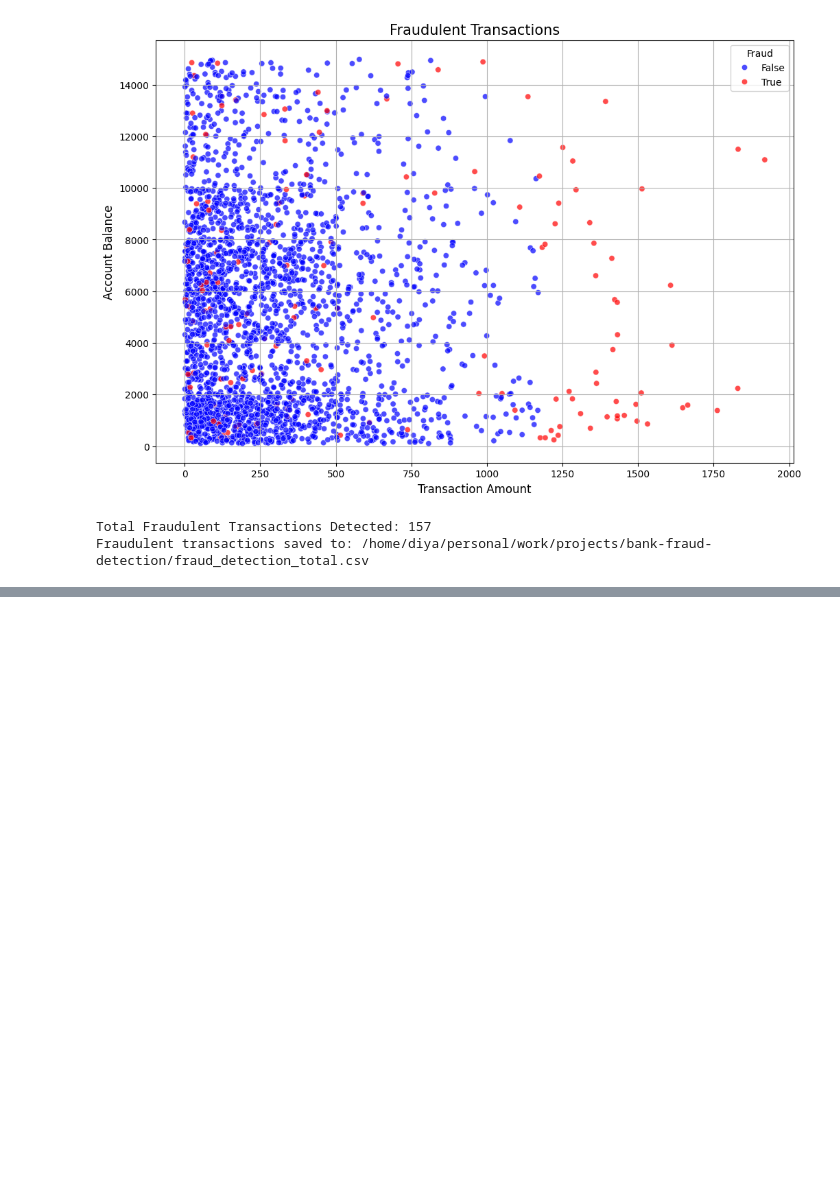
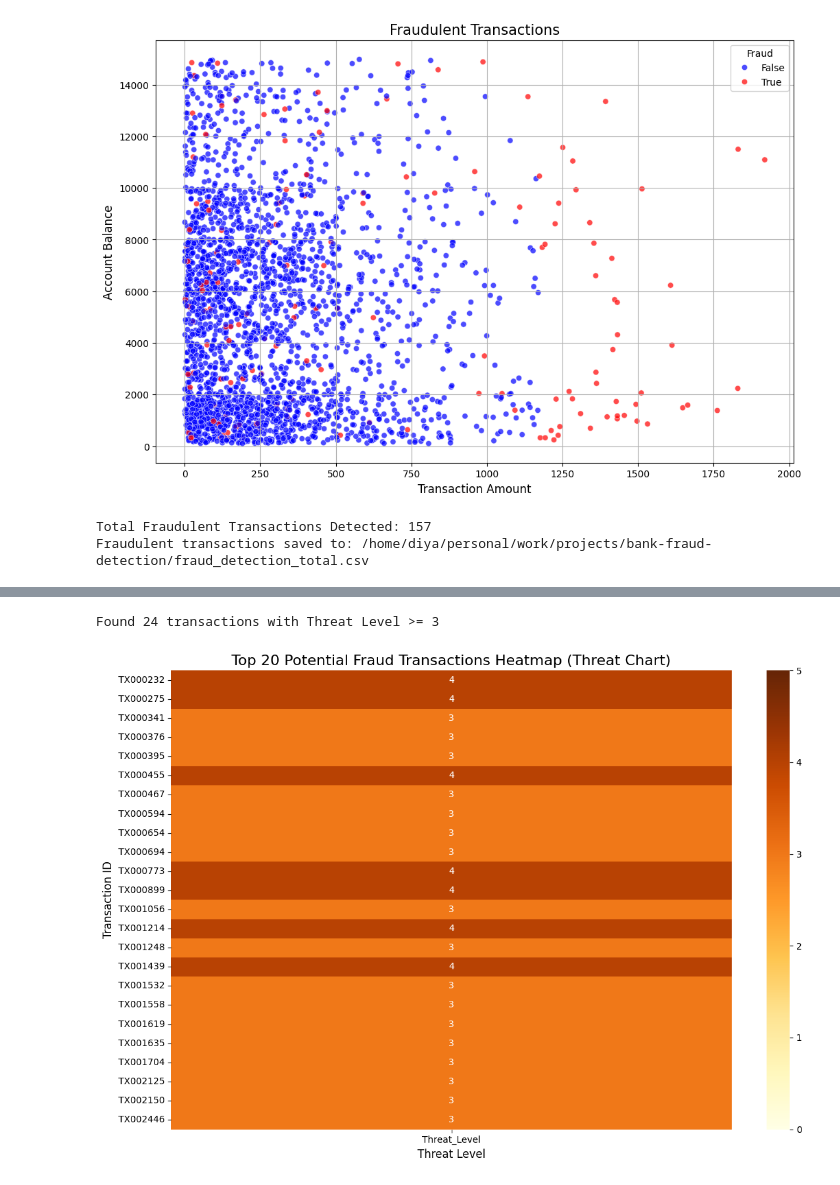
Before and after one commit to di-zz389/banking-threat-detection-system, a Jupyter notebook: bank-fraud-detection.ipynb, the cells around one changed output, grey strips where cells are left out. Drawn from its saved outputs; the diff is of its cells as text; code cells hidden in the pictures; blank space fills up the shorter version.

Commit message:
calculating and visualizing the threat level and flagging the transactions with the highest threat level

```diff
--- a/bank-fraud-detection.ipynb
+++ b/bank-fraud-detection.ipynb
@@ -522,3 +522,23 @@ Total Fraudulent Transactions Detected: 157
 [figure]
 Total Fraudulent Transactions Detected: 157
 Fraudulent transactions saved to: /home/diya/personal/work/projects/bank-fraud-detection/fraud_detection_total.csv
+# %%
+#finding the fraud threat level
+
+boolean_columns = true_fraud.select_dtypes(include=['bool']).columns
+true_fraud = true_fraud.copy()
+true_fraud['Threat_Level'] = true_fraud[boolean_columns].sum(axis=1)-1
+
+#sort rows in the decending order of threat count
+sorted_data = true_fraud.sort_values(by='Threat_Level', ascending=False)
+#saving the sorted data into a csv file
+output_path = '/home/diya/personal/work/projects/bank-fraud-detection/potential_frauds.csv'
+sorted_data.to_csv(output_path, index=False)
+print(f"Sorted data saved to {output_path}")
+
+# Load the dataset
+fraud_file_path = 'potential_frauds.csv'
+potential_fraud = pd.read_csv(fraud_file_path)
+
+print("Top rows with the most True values:")
+print(sorted_data.head())
@@ -524,0 +563,24 @@ Fraudulent transactions saved to: /home/diya/personal/work/projects/bank-fraud-d
+# %%
+#we have used four unsupercised learning algorithms, thus the max threat level would be 4
+#all transcations with the threat level >= 3 are considered as fraudulent transactions
+
+high_threat_data = potential_fraud[potential_fraud['Threat_Level'] >= 3]
+
+if high_threat_data.empty:
+    print("No transactions found with Threat Level >= 3")
+    print(f"Available threat levels: {fr['Threat_Level'].unique()}")
+    print(f"Max threat level: {fr['Threat_Level'].max()}")
+else:
+    print(f"Found {len(high_threat_data)} transactions with Threat Level >= 3")
+
+    heatmap_data = high_threat_data.pivot_table(index='TransactionID', values='Threat_Level')
+    plt.figure(figsize=(12, 8))
+    sns.heatmap(heatmap_data, annot=True, cmap="YlOrBr",vmin=0,vmax=5, cbar=True)
+    plt.title("Top 20 Potential Fraud Transactions Heatmap (Threat Chart)", fontsize=16)
+    plt.xlabel("Threat Level", fontsize=12)
+    plt.ylabel("Transaction ID", fontsize=12)
+    plt.tight_layout()
+    plt.show()
+# %% [output]
+Found 24 transactions with Threat Level >= 3
+[figure, added]
```
Also changed, not shown: parts of 2 cells of this notebook, 6 other files.
